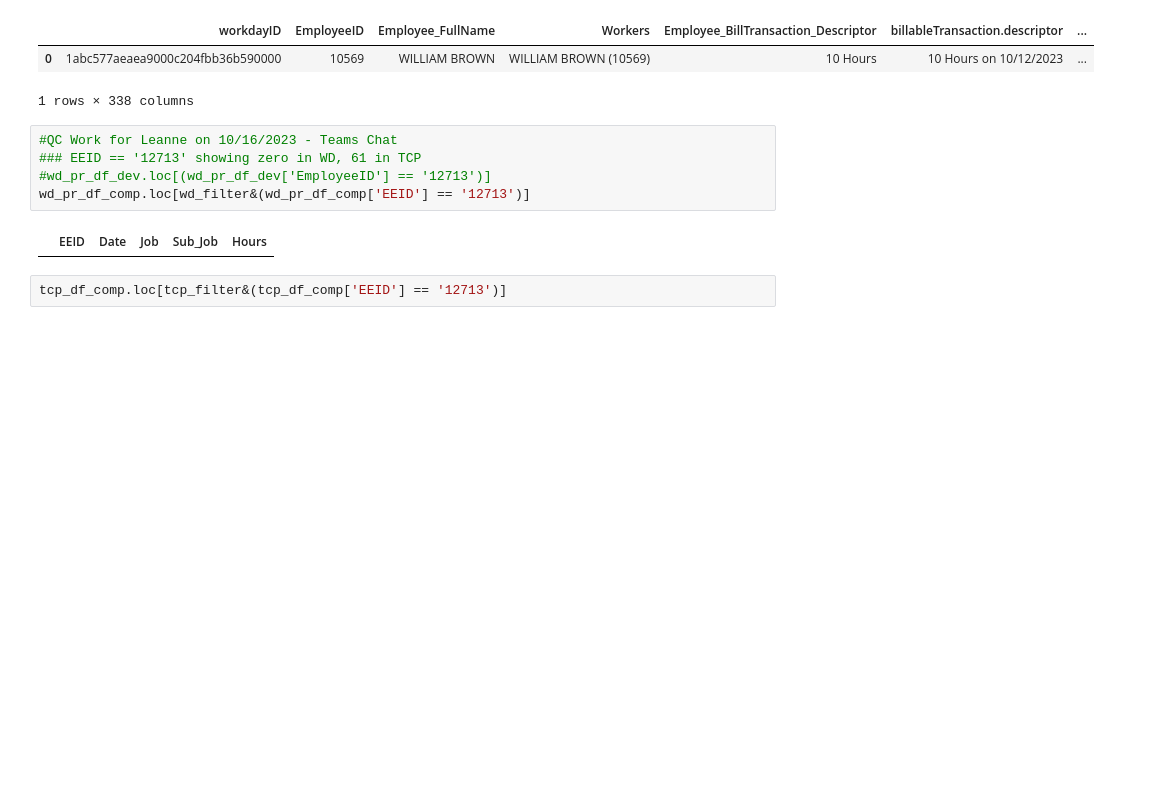
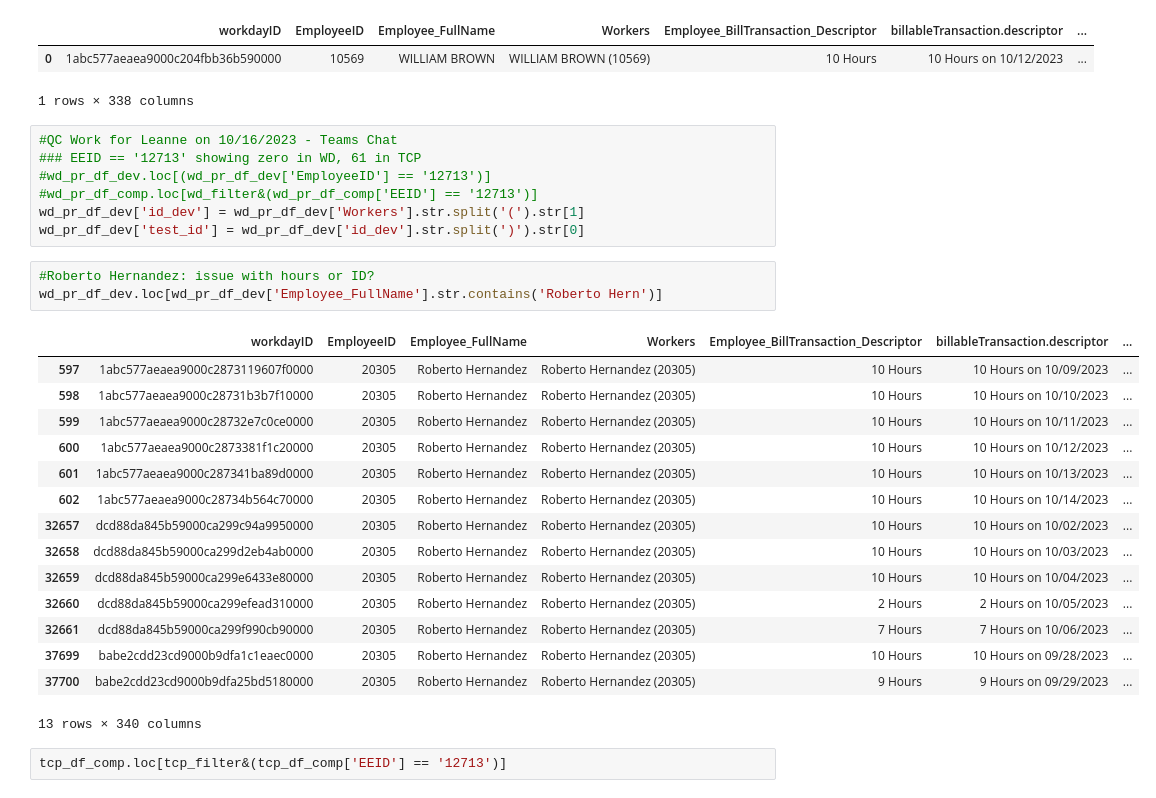
Before and after one commit to jbeachyMoss/LaborHours_Compare, a Jupyter notebook: DataValidation.ipynb, the cells around one changed output. Drawn from its saved outputs; the diff is of its cells as text; blank space fills up the shorter version.

```diff
--- a/DataValidation.ipynb
+++ b/DataValidation.ipynb
@@ -82,9 +82,28 @@ wd_pr_df_dev.head(1)
 #QC Work for Leanne on 10/16/2023 - Teams Chat
 ### EEID == '12713' showing zero in WD, 61 in TCP
 #wd_pr_df_dev.loc[(wd_pr_df_dev['EmployeeID'] == '12713')]
-wd_pr_df_comp.loc[wd_filter&(wd_pr_df_comp['EEID'] == '12713')]
+#wd_pr_df_comp.loc[wd_filter&(wd_pr_df_comp['EEID'] == '12713')]
+wd_pr_df_dev['id_dev'] = wd_pr_df_dev['Workers'].str.split('(').str[1]
+wd_pr_df_dev['test_id'] = wd_pr_df_dev['id_dev'].str.split(')').str[0]
-# %% [output]
-|  | EEID | Date | Job | Sub_Job | Hours |
+# %%
+#Roberto Hernandez: issue with hours or ID?
+wd_pr_df_dev.loc[wd_pr_df_dev['Employee_FullName'].str.contains('Roberto Hern')]
+# %% [output]
+|  | workdayID | EmployeeID | Employee_FullName | Workers | Employee_BillTransaction_Descriptor | billableTransaction.descriptor | ... |
+| 597 | 1abc577aeaea9000c2873119607f0000 | 20305 | Roberto Hernandez | Roberto Hernandez (20305) | 10 Hours | 10 Hours on 10/09/2023 | ... |
+| 598 | 1abc577aeaea9000c28731b3b7f10000 | 20305 | Roberto Hernandez | Roberto Hernandez (20305) | 10 Hours | 10 Hours on 10/10/2023 | ... |
+| 599 | 1abc577aeaea9000c28732e7c0ce0000 | 20305 | Roberto Hernandez | Roberto Hernandez (20305) | 10 Hours | 10 Hours on 10/11/2023 | ... |
+| 600 | 1abc577aeaea9000c2873381f1c20000 | 20305 | Roberto Hernandez | Roberto Hernandez (20305) | 10 Hours | 10 Hours on 10/12/2023 | ... |
+| 601 | 1abc577aeaea9000c287341ba89d0000 | 20305 | Roberto Hernandez | Roberto Hernandez (20305) | 10 Hours | 10 Hours on 10/13/2023 | ... |
+| 602 | 1abc577aeaea9000c28734b564c70000 | 20305 | Roberto Hernandez | Roberto Hernandez (20305) | 10 Hours | 10 Hours on 10/14/2023 | ... |
+| 32657 | dcd88da845b59000ca299c94a9950000 | 20305 | Roberto Hernandez | Roberto Hernandez (20305) | 10 Hours | 10 Hours on 10/02/2023 | ... |
+| 32658 | dcd88da845b59000ca299d2eb4ab0000 | 20305 | Roberto Hernandez | Roberto Hernandez (20305) | 10 Hours | 10 Hours on 10/03/2023 | ... |
+| 32659 | dcd88da845b59000ca299e6433e80000 | 20305 | Roberto Hernandez | Roberto Hernandez (20305) | 10 Hours | 10 Hours on 10/04/2023 | ... |
+| 32660 | dcd88da845b59000ca299efead310000 | 20305 | Roberto Hernandez | Roberto Hernandez (20305) | 2 Hours | 2 Hours on 10/05/2023 | ... |
+| 32661 | dcd88da845b59000ca299f990cb90000 | 20305 | Roberto Hernandez | Roberto Hernandez (20305) | 7 Hours | 7 Hours on 10/06/2023 | ... |
+| 37699 | babe2cdd23cd9000b9dfa1c1eaec0000 | 20305 | Roberto Hernandez | Roberto Hernandez (20305) | 10 Hours | 10 Hours on 09/28/2023 | ... |
+| 37700 | babe2cdd23cd9000b9dfa25bd5180000 | 20305 | Roberto Hernandez | Roberto Hernandez (20305) | 9 Hours | 9 Hours on 09/29/2023 | ... |
+13 rows × 340 columns
 # %%
 tcp_df_comp.loc[tcp_filter&(tcp_df_comp['EEID'] == '12713')]
 # %% [output]
```
Also changed, not shown: parts of 1 cell of this notebook.
